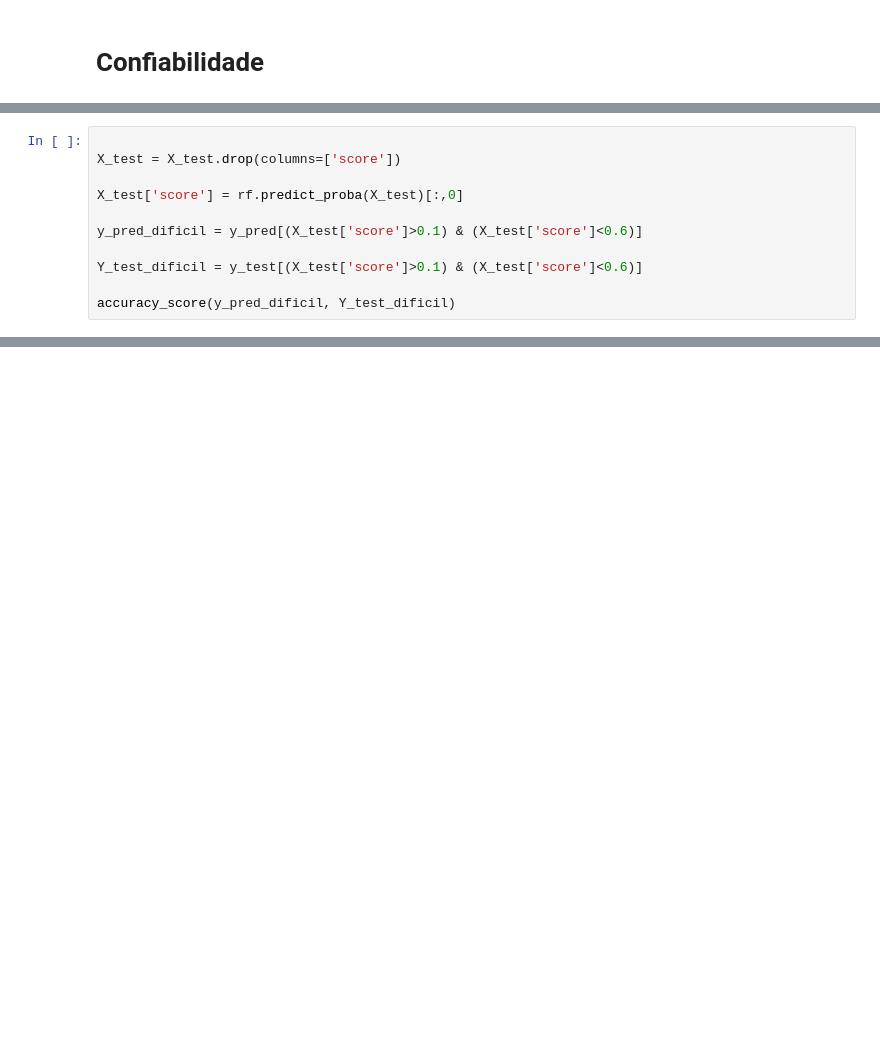
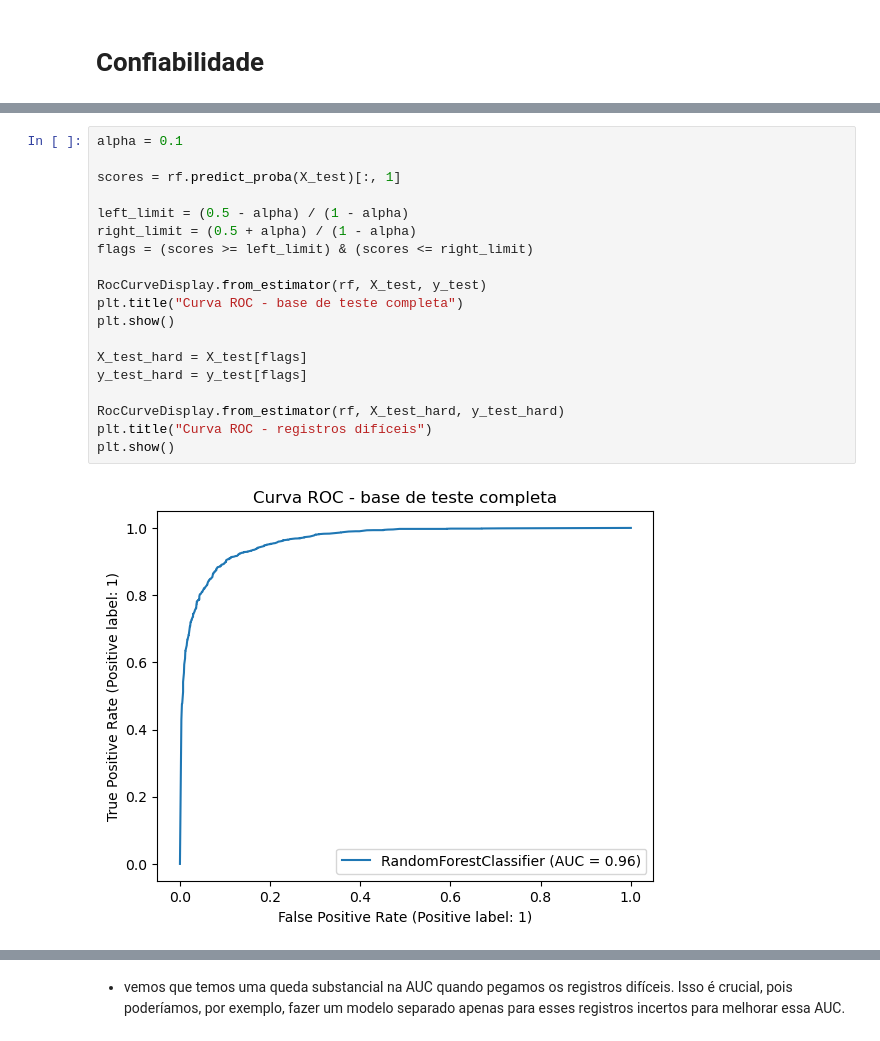
Before and after one commit to Edu-p/interp-conf-ml, a Jupyter notebook: notebooks/models.ipynb, the cells around one changed output, grey strips where cells are left out. Drawn from its saved outputs; the diff is of its cells as text; blank space fills up the shorter version.

```diff
--- a/notebooks/models.ipynb
+++ b/notebooks/models.ipynb
@@ -403,11 +359,0 @@ Feature names unseen at fit time:
-# %%
-
-X_test = X_test.drop(columns=['score'])
-
-X_test['score'] = rf.predict_proba(X_test)[:,0]
-
-y_pred_dificil = y_pred[(X_test['score']>0.1) & (X_test['score']<0.6)]
-
-Y_test_dificil = y_test[(X_test['score']>0.1) & (X_test['score']<0.6)]
-
-accuracy_score(y_pred_dificil, Y_test_dificil)
@@ -513,0 +366,21 @@ plt.show()
+# %%
+alpha = 0.1
+
+scores = rf.predict_proba(X_test)[:, 1]
+
+left_limit = (0.5 - alpha) / (1 - alpha)
+right_limit = (0.5 + alpha) / (1 - alpha)
+flags = (scores >= left_limit) & (scores <= right_limit)
+
+RocCurveDisplay.from_estimator(rf, X_test, y_test)
+plt.title("Curva ROC - base de teste completa")
+plt.show()
+
+X_test_hard = X_test[flags]
+y_test_hard = y_test[flags]
+
+RocCurveDisplay.from_estimator(rf, X_test_hard, y_test_hard)
+plt.title("Curva ROC - registros difíceis")
+plt.show()
+# %% [output]
+[figure, added]
@@ -513,0 +388,2 @@ plt.show()
+# %% [markdown]
+- vemos que temos uma queda substancial na AUC quando pegamos os registros difíceis. Isso é crucial, pois poderíamos, por exemplo, fazer um modelo separado apenas para esses registros incertos para melhorar essa AUC.
```
Also changed, not shown: parts of 46 cells of this notebook.
